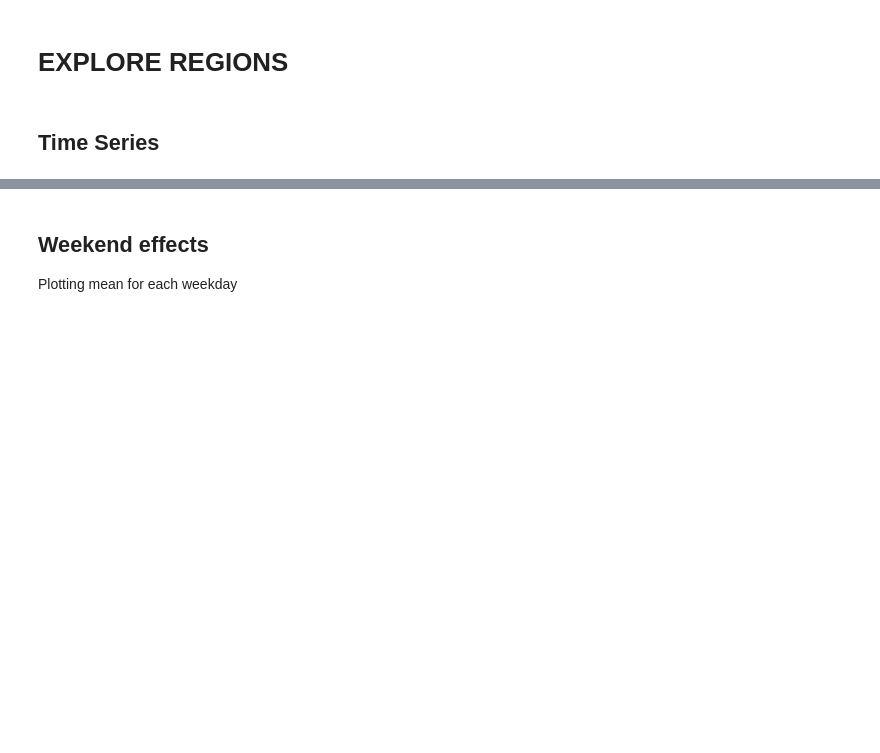
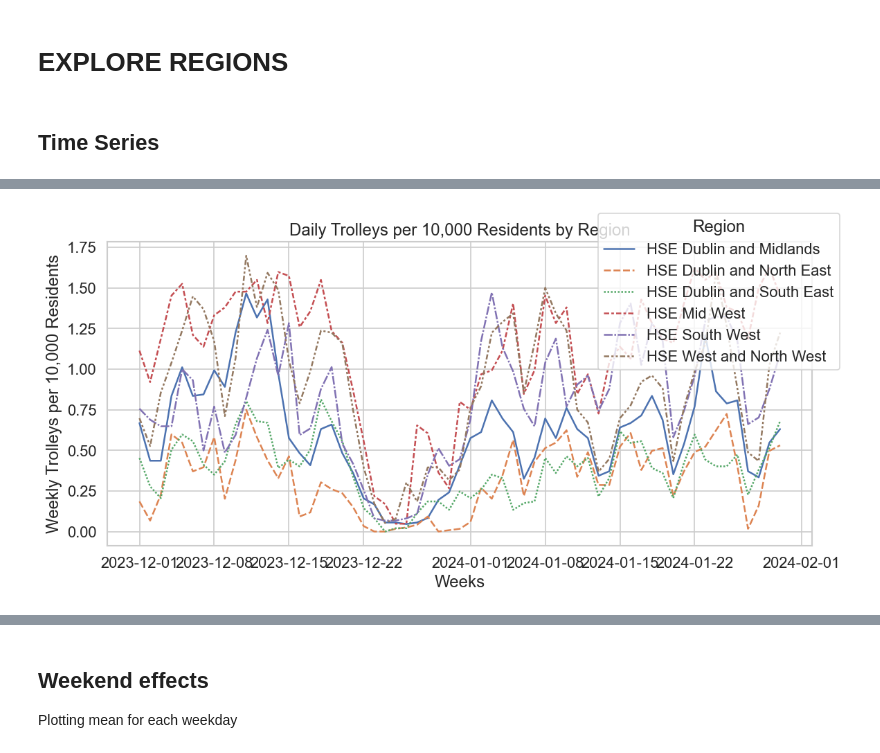
Before and after one commit to hotsoupisgood/scraping-hse-trolly-data, a Jupyter notebook: exploratory/regions.ipynb, the cells around one changed output, grey strips where cells are left out. Saved outputs shown, nothing was run; the diff lists cells and outputs as text; code cells hidden in the pictures; blank space fills up the shorter version.

```diff
--- a/exploratory/regions.ipynb
+++ b/exploratory/regions.ipynb
@@ -23,0 +38,13 @@ Text(0.5, 1.0, 'Daily Trolleys per 10,000 Residents by Region')
+# %%
+plt.figure(figsize=(10, 5),dpi=120)
+df_filtered = region_df.truncate(before='2023-12-01', after='2024-01-30')
+ax=sns.lineplot(data=df_filtered)
+ax.set_title("Daily Trolleys per 10,000 Residents by Region")
+
+ax.set_xlabel('Weeks')
+ax.set_ylabel('Weekly Trolleys per 10,000 Residents')
+
+ax.legend(title='Region', bbox_to_anchor=(1.05, 1.12), loc='upper right')
+plt.tight_layout()
+# %% [output]
+[figure, added]
```
Also changed, not shown: parts of 7 cells of this notebook, 45 other files.
